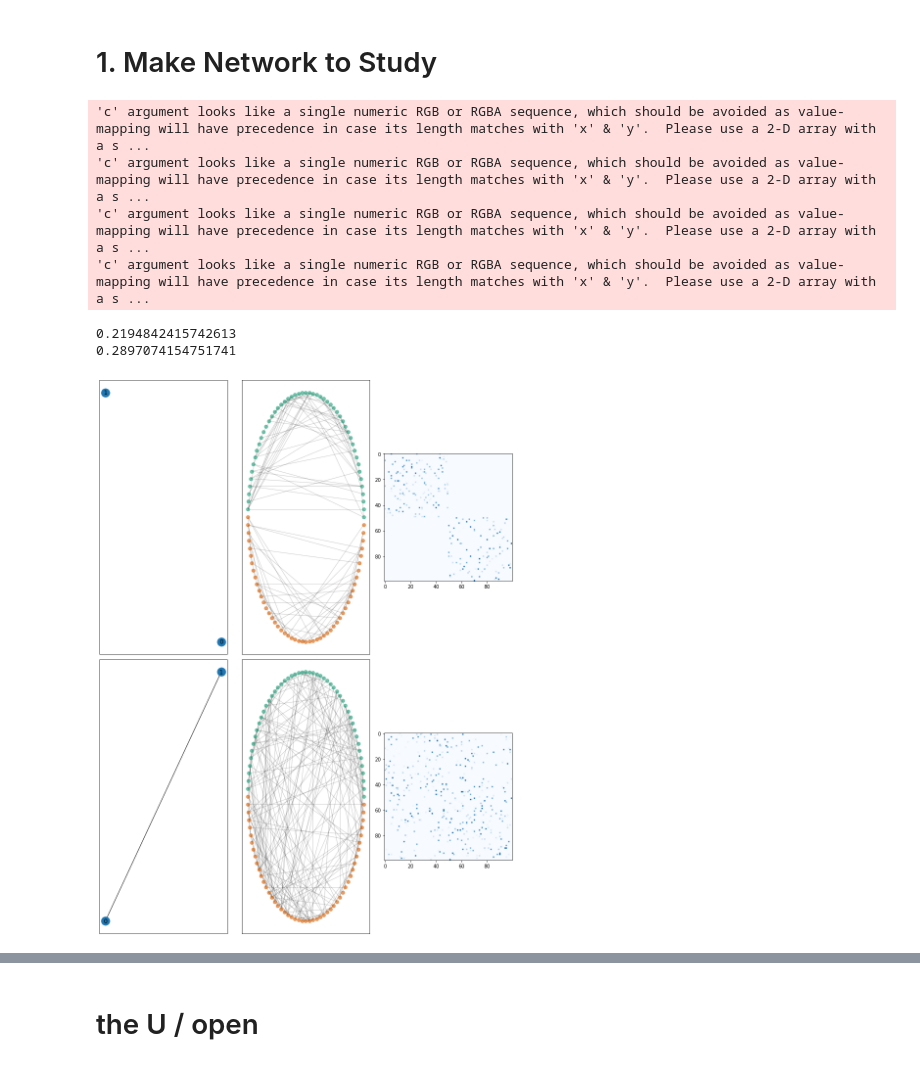
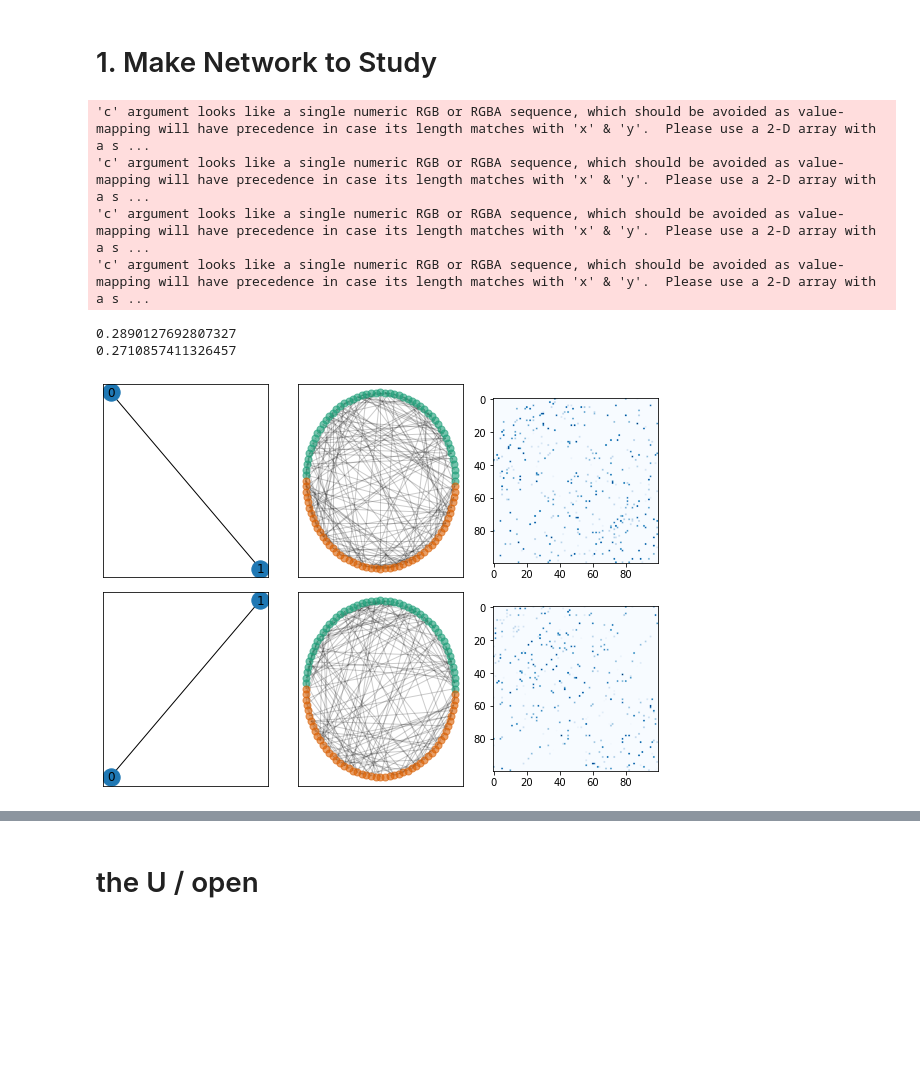
Before and after one commit to ashander/sesync, a Jupyter notebook: exp4_spectral_management_simple.ipynb, the cells around one changed output, grey strips where cells are left out. Cells and saved outputs as stored; diff of their text form; code cells hidden in the pictures; blank space fills up the shorter version.

```diff
--- a/exp4_spectral_management_simple.ipynb
+++ b/exp4_spectral_management_simple.ipynb
@@ -47,11 +47,12 @@ def get_community_line(n):
     return np.diag(main, k=0) + np.diag(sub, k=1) + np.diag(sup, k=-1)
 
 
+    # doh the U and square have the same ecol - different social!
 def get_community_2(comm_type):
     PI = None
     if comm_type == "open": # the U
-        PI = np.array([[.1,.0],
-                      [.0,.1,]])
+        PI = np.array([[.1,.05],
+                      [.05,.1,]])
     if comm_type == "closed": # the square or O
          PI = np.array([[.1,.05],
                       [.05,.1,]])
@@ -73,41 +74,41 @@ def get_community(comm_type, n=4):
 # %%
 K = 2 # number communities
 
-f1,ax = plt.subplots(2,3,figsize = (12,16))
+f1,ax = plt.subplots(2,3,figsize = (8,6))
 
 for i, ct in enumerate(["open", "closed"]):
     PI = get_community(ct, n=K)
     N = 50*K # nodes
     Ns = np.ones(K,dtype=int)*N/K
     A,id_sets = make_SBM(Ns,PI)
     A = uniform_weight_edges(A,.1)
     lam = np.max(np.linalg.eigh(A)[0])
     print(lam)
 
     cmap = plt.get_cmap('Dark2')
     colors = [cmap(i) for i in range(K)]
     #colors = Pastel1#['b','r','g','y']
     P = nx.to_networkx_graph(PI, create_using=nx.Graph())
     nx.draw_networkx(P, ax=ax[i, 0])
     G = nx.to_networkx_graph(A,create_using=nx.Graph())
     pos = nx.circular_layout(G)
     for t,ids in enumerate(id_sets):
         nx.draw_networkx_nodes(G,pos,nodelist = ids,ax=ax[i, 1],node_size=50,node_color=colors[t],alpha=.6)
     nx.draw_networkx_edges(G,pos,ax=ax[i, 1],edge_size=2,node_color='k',alpha=.2)
 
     temp = ax[i, 2].imshow(A,cmap='Blues')
 
 #cbar = plt.colorbar(temp);
 plt.tight_layout()
 savefig('figs/community_net_plot.pdf')
 # %% [output]
 'c' argument looks like a single numeric RGB or RGBA sequence, which should be avoided as value-mapping will have precedence in case its length matches with 'x' & 'y'.  Please use a 2-D array with a s ...
 'c' argument looks like a single numeric RGB or RGBA sequence, which should be avoided as value-mapping will have precedence in case its length matches with 'x' & 'y'.  Please use a 2-D array with a s ...
 'c' argument looks like a single numeric RGB or RGBA sequence, which should be avoided as value-mapping will have precedence in case its length matches with 'x' & 'y'.  Please use a 2-D array with a s ...
 'c' argument looks like a single numeric RGB or RGBA sequence, which should be avoided as value-mapping will have precedence in case its length matches with 'x' & 'y'.  Please use a 2-D array with a s ...
-0.2194842415742613
-0.2897074154751741
+0.2890127692807327
+0.2710857411326457
-[figure, old version]
+[figure, new version]
 # %%
 #importlib.reload(manage)
 # %%
```
Also changed, not shown: parts of 12 cells of this notebook.
